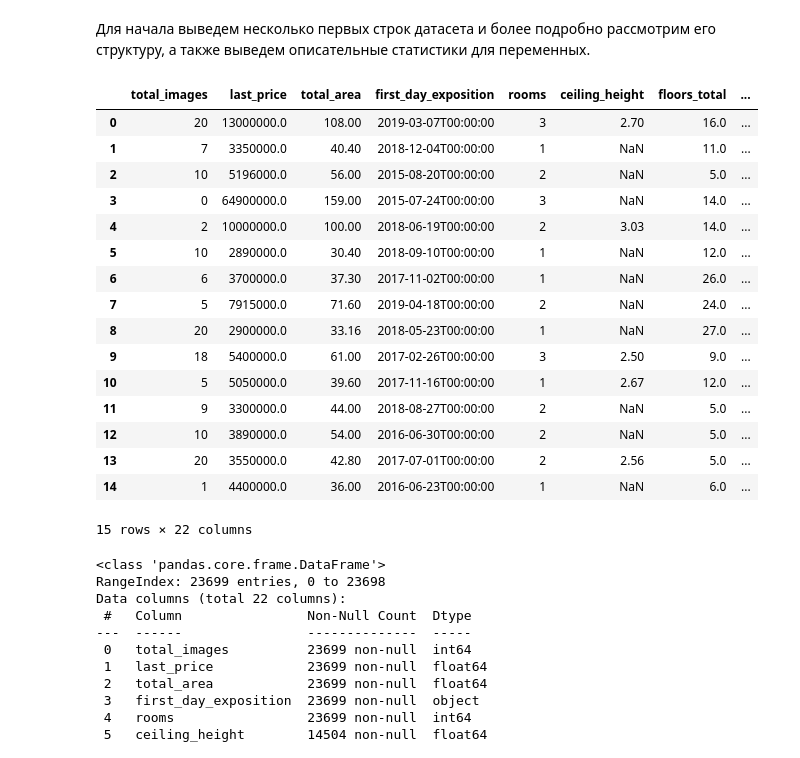
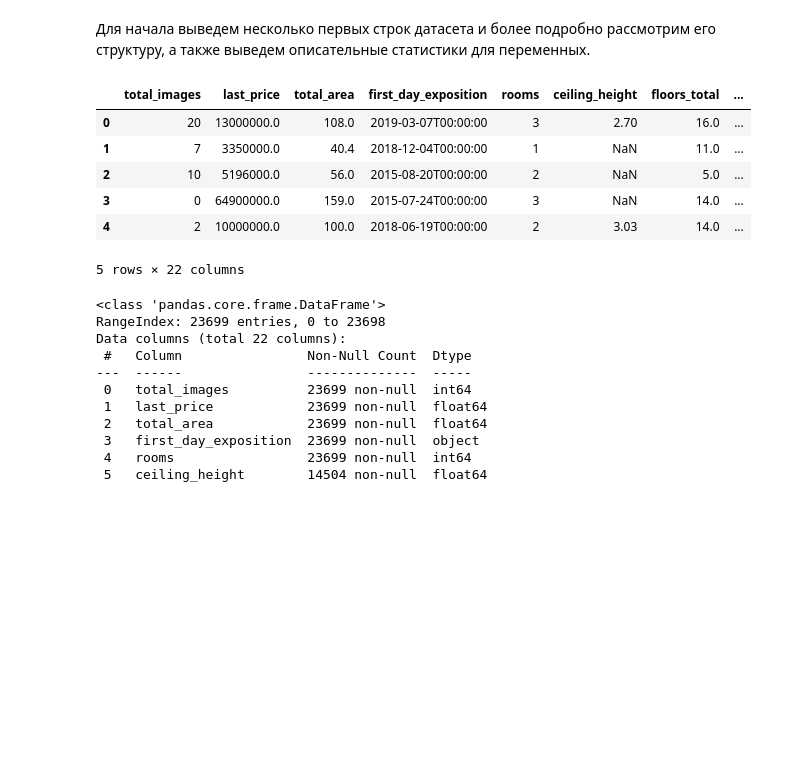
Before and after one commit to marusov184/Real-Estate-Market-Research, a Jupyter notebook: RE_Market_Research.ipynb, the cells around one changed output. Drawn from its saved outputs; the diff is of its cells as text; code cells hidden in the pictures; blank space fills up the shorter version.

```diff
--- a/RE_Market_Research.ipynb
+++ b/RE_Market_Research.ipynb
@@ -15,26 +15,17 @@ plt.style.use('ggplot')
 import warnings
 warnings.filterwarnings("ignore")
 # %%
-df = pd.read_csv(r'C:\Users\dkiro\Desktop\проект\real_estate_data.csv', sep = '\t')
-df.head(15)
+df = pd.read_csv(r'C:\Users\dkiro\Desktop\проект\real_estate_data.csv',
+                 sep = '\t')
+df.head(5)
 # %% [output]
 |  | total_images | last_price | total_area | first_day_exposition | rooms | ceiling_height | floors_total | ... |
-| 0 | 20 | 13000000.0 | 108.00 | 2019-03-07T00:00:00 | 3 | 2.70 | 16.0 | ... |
-| 1 | 7 | 3350000.0 | 40.40 | 2018-12-04T00:00:00 | 1 | NaN | 11.0 | ... |
-| 2 | 10 | 5196000.0 | 56.00 | 2015-08-20T00:00:00 | 2 | NaN | 5.0 | ... |
-| 3 | 0 | 64900000.0 | 159.00 | 2015-07-24T00:00:00 | 3 | NaN | 14.0 | ... |
-| 4 | 2 | 10000000.0 | 100.00 | 2018-06-19T00:00:00 | 2 | 3.03 | 14.0 | ... |
-| 5 | 10 | 2890000.0 | 30.40 | 2018-09-10T00:00:00 | 1 | NaN | 12.0 | ... |
-| 6 | 6 | 3700000.0 | 37.30 | 2017-11-02T00:00:00 | 1 | NaN | 26.0 | ... |
-| 7 | 5 | 7915000.0 | 71.60 | 2019-04-18T00:00:00 | 2 | NaN | 24.0 | ... |
-| 8 | 20 | 2900000.0 | 33.16 | 2018-05-23T00:00:00 | 1 | NaN | 27.0 | ... |
-| 9 | 18 | 5400000.0 | 61.00 | 2017-02-26T00:00:00 | 3 | 2.50 | 9.0 | ... |
-| 10 | 5 | 5050000.0 | 39.60 | 2017-11-16T00:00:00 | 1 | 2.67 | 12.0 | ... |
-| 11 | 9 | 3300000.0 | 44.00 | 2018-08-27T00:00:00 | 2 | NaN | 5.0 | ... |
-| 12 | 10 | 3890000.0 | 54.00 | 2016-06-30T00:00:00 | 2 | NaN | 5.0 | ... |
-| 13 | 20 | 3550000.0 | 42.80 | 2017-07-01T00:00:00 | 2 | 2.56 | 5.0 | ... |
-| 14 | 1 | 4400000.0 | 36.00 | 2016-06-23T00:00:00 | 1 | NaN | 6.0 | ... |
+| 0 | 20 | 13000000.0 | 108.0 | 2019-03-07T00:00:00 | 3 | 2.70 | 16.0 | ... |
+| 1 | 7 | 3350000.0 | 40.4 | 2018-12-04T00:00:00 | 1 | NaN | 11.0 | ... |
+| 2 | 10 | 5196000.0 | 56.0 | 2015-08-20T00:00:00 | 2 | NaN | 5.0 | ... |
+| 3 | 0 | 64900000.0 | 159.0 | 2015-07-24T00:00:00 | 3 | NaN | 14.0 | ... |
+| 4 | 2 | 10000000.0 | 100.0 | 2018-06-19T00:00:00 | 2 | 3.03 | 14.0 | ... |
-15 rows × 22 columns
+5 rows × 22 columns
 # %%
 df.info()
 # %% [output]
```
Also changed, not shown: parts of 9 cells of this notebook.
